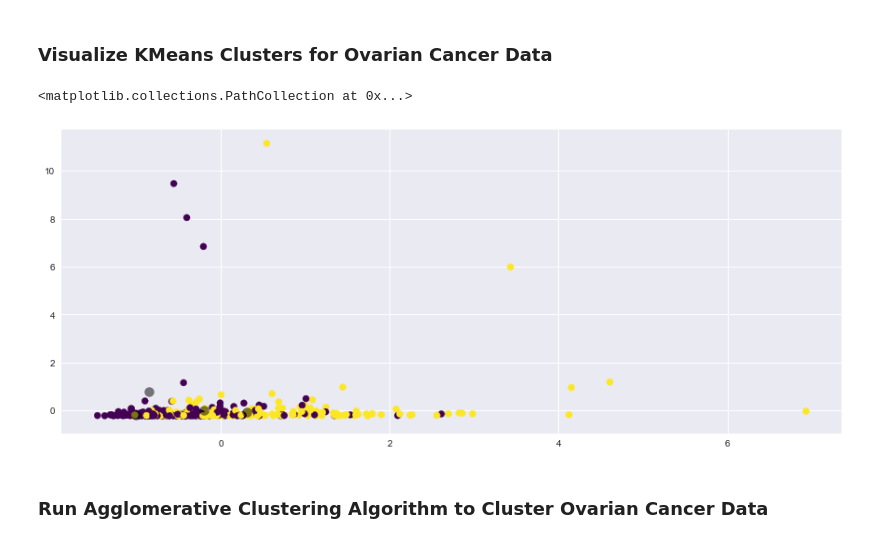
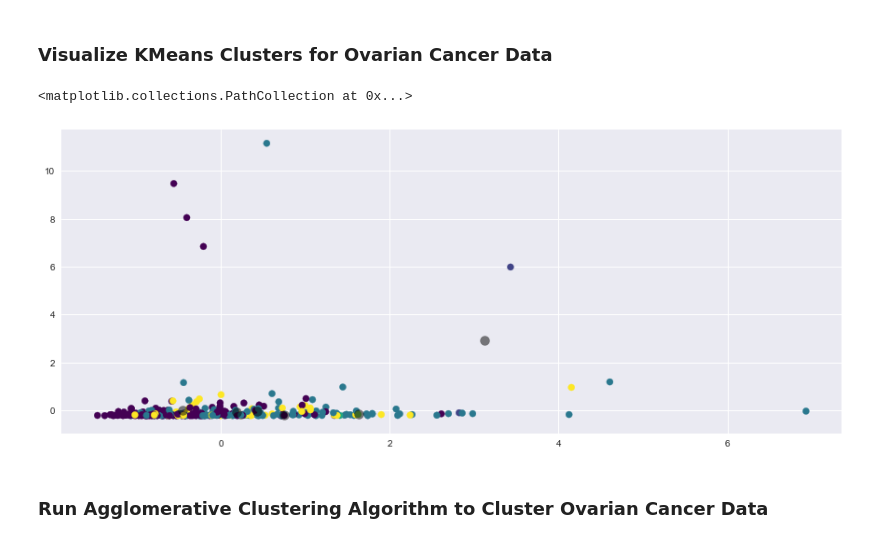
Before and after one commit to sghoseWI/Genomic-Machine-Learning, a Jupyter notebook: Gene Expression Clustering L2.ipynb, the cells around one changed output. Cells and saved outputs as stored; diff of their text form; code cells hidden in the pictures.

```diff
--- a/Gene Expression Clustering L2.ipynb
+++ b/Gene Expression Clustering L2.ipynb
@@ -148,21 +188,21 @@ ov_df = scaler_x.transform(ov_df)
 # %% [markdown]
 ### Run KMeans Algorithm to Cluster Ovarian Cancer Data
 # %%
-kmeans_oc = KMeans(n_clusters=2)
+kmeans_oc = KMeans(n_clusters=6)
 kmeans_oc.fit(ov_df)
-y_kmeans = kmeans.predict(ov_df)
+y_kmeans = kmeans_oc.predict(ov_df)
 # %% [markdown]
 ### Visualize KMeans Clusters for Ovarian Cancer Data
 # %%
 figure(figsize=(15,6))
 
 plt.scatter(ov_df[:, 0], ov_df[:, 1], c=y_kmeans, s=50, cmap='viridis')
 
-centers = kmeans.cluster_centers_
+centers = kmeans_oc.cluster_centers_
 plt.scatter(centers[:, 0], centers[:, 1], c='black', s=100, alpha=0.5)
 # %% [output]
 <matplotlib.collections.PathCollection at 0x...>
-[figure, old version]
+[figure, new version]
 # %% [markdown]
 ### Run Agglomerative Clustering Algorithm to Cluster Ovarian Cancer Data
 # %%
```
Also changed, not shown: parts of 14 cells of this notebook, 3 other files.
